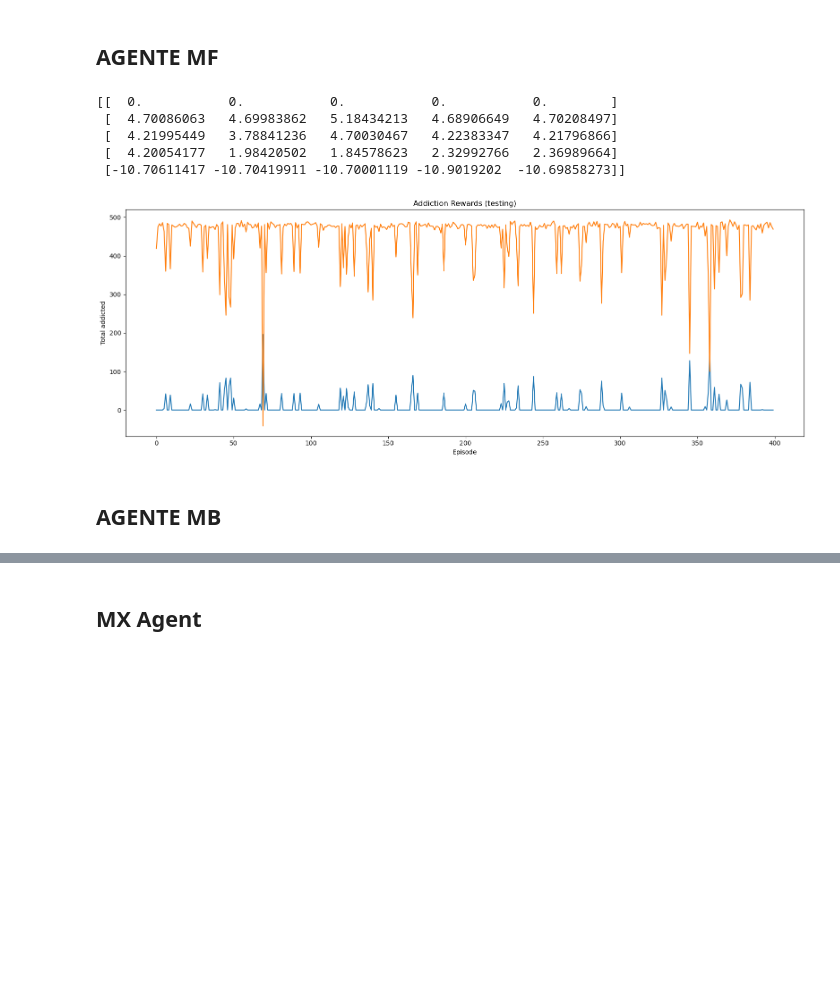
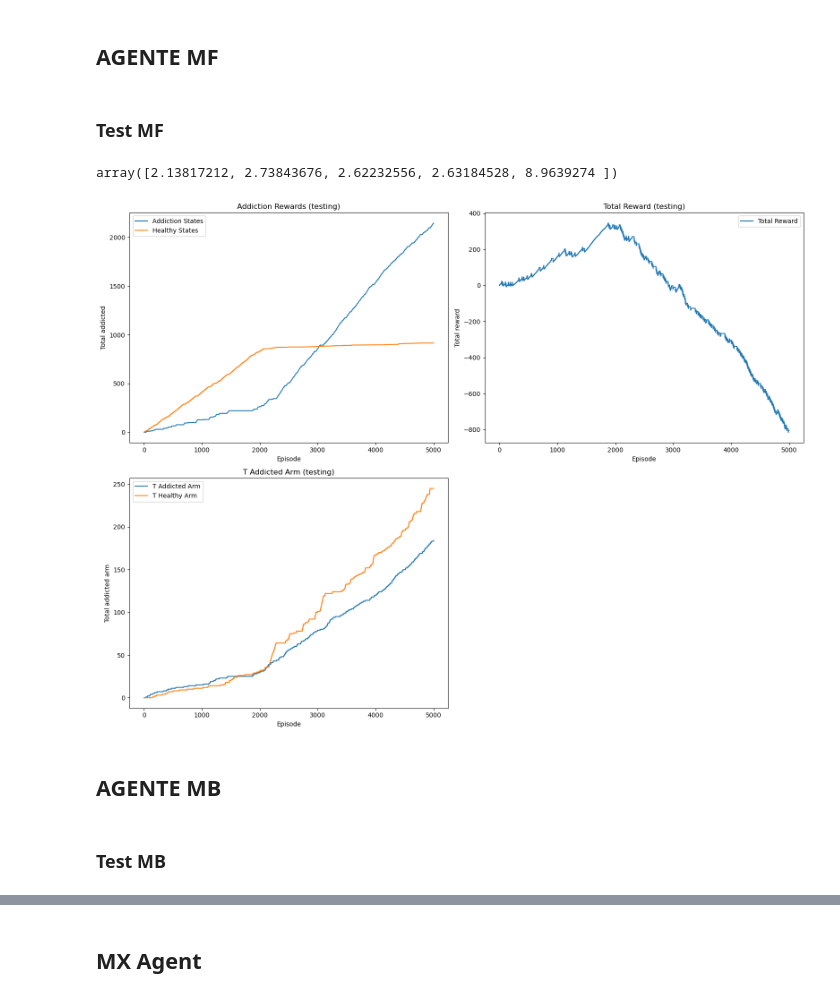
Before and after one commit to Gabriele-Maggi/ProgettoIA-2024, a Jupyter notebook: Notebooks/EnvTest.ipynb, the cells around one changed output, grey strips where cells are left out. Cells and saved outputs as stored; diff of their text form; code cells hidden in the pictures; blank space fills up the shorter version.

```diff
--- a/Notebooks/EnvTest.ipynb
+++ b/Notebooks/EnvTest.ipynb
@@ -21,5 +25,5 @@ Gym Version = 0.27.0
 # %%
-env = gym.make('AddictiveEnv_v2')
+env = gym.make('AddictiveEnv_v3')
 # %% [markdown]
 ## AGENTE MF
 # %%
@@ -60,10 +71,17 @@ class MFLearningAgent:
+# %% [markdown]
+### Test MF
 # %%
 lr = 0.01
-n_episodes = 200
-se = 0.1
 
+n_episodes = 1
+
+start_epsilon = 0.4
+epsilon_decay = start_epsilon / (env.get_iter() / 2)  # reduce the exploration over time
+final_epsilon = 0.1
 
 agentMF = MFLearningAgent(
     learning_rate = lr,
-    initial_epsilon = se,
+    initial_epsilon = start_epsilon,
+    epsilon_decay = epsilon_decay,
+    final_epsilon = final_epsilon,
 )
@@ -97,27 +139,42 @@ for episode in tqdm(range(n_episodes)):
+# %%
+agentMF.q_values[3]
+# %% [output]
+array([2.13817212, 2.73843676, 2.62232556, 2.63184528, 8.9639274 ])
 # %%
-print(agentMF.q_values)
-plt.figure(figsize=(16, 6))
+plt.figure(figsize=(16, 12))
 
-
-plt.plot(addiction_states)
+# Plot for addiction_states
+plt.subplot(2, 2, 1)
+plt.plot(addiction_states, label='Addiction States')
+plt.plot(healty_states, label='Healthy States')
 plt.title('Addiction Rewards (testing)')
 plt.xlabel('Episode')
 plt.ylabel('Total addicted')
+plt.legend()
 
-plt.plot(total_reward)
-plt.title('Addiction Rewards (testing)')
+# Plot for total_reward
+plt.subplot(2, 2, 2)
+plt.plot(total_reward, label='Total Reward')
+plt.title('Total Reward (testing)')
 plt.xlabel('Episode')
-plt.ylabel('Total addicted')
+plt.ylabel('Total reward')
+plt.legend()
+
+# Plot for t_addicted_arm
+plt.subplot(2, 2, 3)
+plt.plot(t_addicted_arm, label='T Addicted Arm')
+plt.plot(t_healty_arm, label='T Healthy Arm')
+plt.title('T Addicted Arm (testing)')
+plt.xlabel('Episode')
+plt.ylabel('Total addicted arm')
+plt.legend()
+
+
 
 plt.tight_layout()
 plt.show()
 # %% [output]
-[[  0.           0.           0.           0.           0.        ]
- [  4.70086063   4.69983862   5.18434213   4.68906649   4.70208497]
- [  4.21995449   3.78841236   4.70030467   4.22383347   4.21796866]
- [  4.20054177   1.98420502   1.84578623   2.32992766   2.36989664]
- [-10.70611417 -10.70419911 -10.70001119 -10.9019202  -10.69858273]]
-[figure, old version]
+[figure, new version]
 # %% [markdown]
 ## AGENTE MB
 # %%
@@ -242,5 +304,7 @@ class MBLearningAgent:
                     self.transition_model[state][action][next_state]['probability'] = c / total_count
                     #if  self.transition_model[state][action][next_state]['probability'] != 0:
                     #    print(f"{state} {action} {next_state} { self.transition_model[state][action][next_state]['probability']}")
+# %% [markdown]
+### Test MB
 # %%
 lr = 0.01
```
Also changed, not shown: parts of 18 cells of this notebook, 4 other files.
